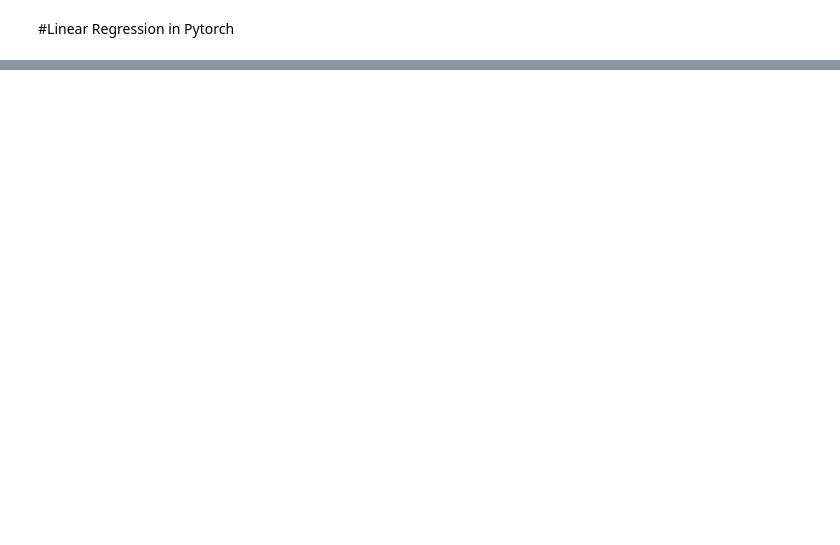
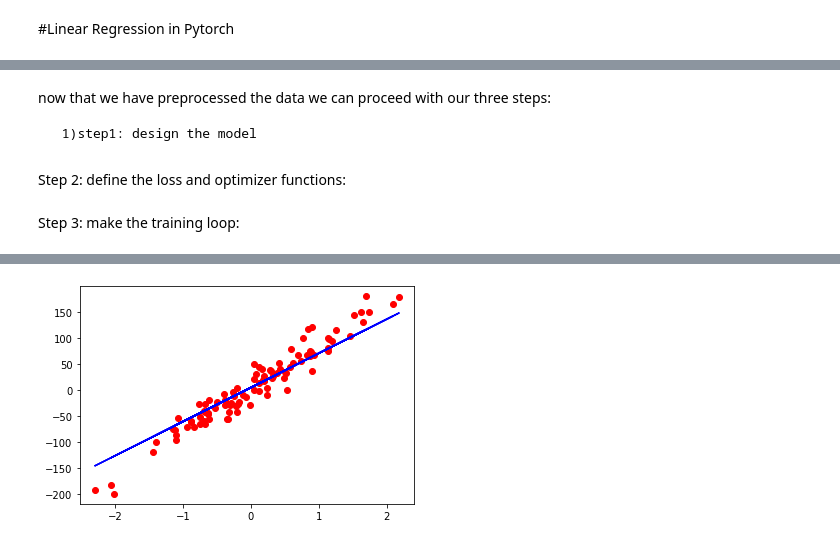
Before and after one commit to Beatrix-droid/pytorch-tutorial, a Jupyter notebook: pytorch_tutorial_2.ipynb, the cells around one changed output, grey strips where cells are left out. Cells and saved outputs as stored; diff of their text form; code cells hidden in the pictures; blank space fills up the shorter version.

Commit message:
created a basci linear regression model

```diff
--- a/pytorch_tutorial_2.ipynb
+++ b/pytorch_tutorial_2.ipynb
@@ -454,0 +495,53 @@ prediction after trainingf(5)=-3.090867519378662
+# %%
+#prepare data:
+X_numpy, y_numpy= datasets.make_regression(n_samples=100, n_features=1,
+                                           noise=20, random_state=1)
+
+X=torch.from_numpy(X_numpy.astype(np.float32))
+y=torch.from_numpy(y_numpy.astype(np.float32))
+
+#reshape the tensor:
+y=y.view(y.shape[0], 1)
+# %% [markdown]
+now that we have preprocessed the data we can proceed with our three steps:
+
+     1)step1: design the model
+# %%
+input_size=n_features
+output_size=1
+model = nn.Linear(input_size, output_size)
+# %% [markdown]
+Step 2: define the loss and optimizer functions:
+# %%
+learning_rate=0.01
+criterion=nn.MSELoss()#in case of linear regression use mean square error function for loss
+optimizer=torch.optim.SGD(model.parameters(), lr=learning_rate)
+# %% [markdown]
+Step 3: make the training loop:
+# %%
+num_epochs=100
+for epoch in range(num_epochs):
+  #forward pass
+  y_predicted = model(X)
+  loss=criterion(y_predicted, y)
+
+  #backward pass
+  loss.backward()
+
+  #update
+  optimizer.step()
+
+  #empty gradients
+  optimizer.zero_grad()
+
+  #print some info every tenth epoch
+  if (epoch +1)%10 ==0:
+    print(f"epoch: {epoch + 1}, loss= {loss.item():.3f}") #cut at 3 decimal values
+
+
+#plot values:
+predicted=model(X).detach().numpy() #must detach as this tensor has gradients set to true
+plt.plot(X_numpy, y_numpy, "ro")
+plt.plot(X_numpy, predicted,"b")
+plt.show()
+# %% [output]
@@ -454,0 +558 @@ prediction after trainingf(5)=-3.090867519378662
+[figure, added]
```
Also changed, not shown: parts of 16 cells of this notebook.
